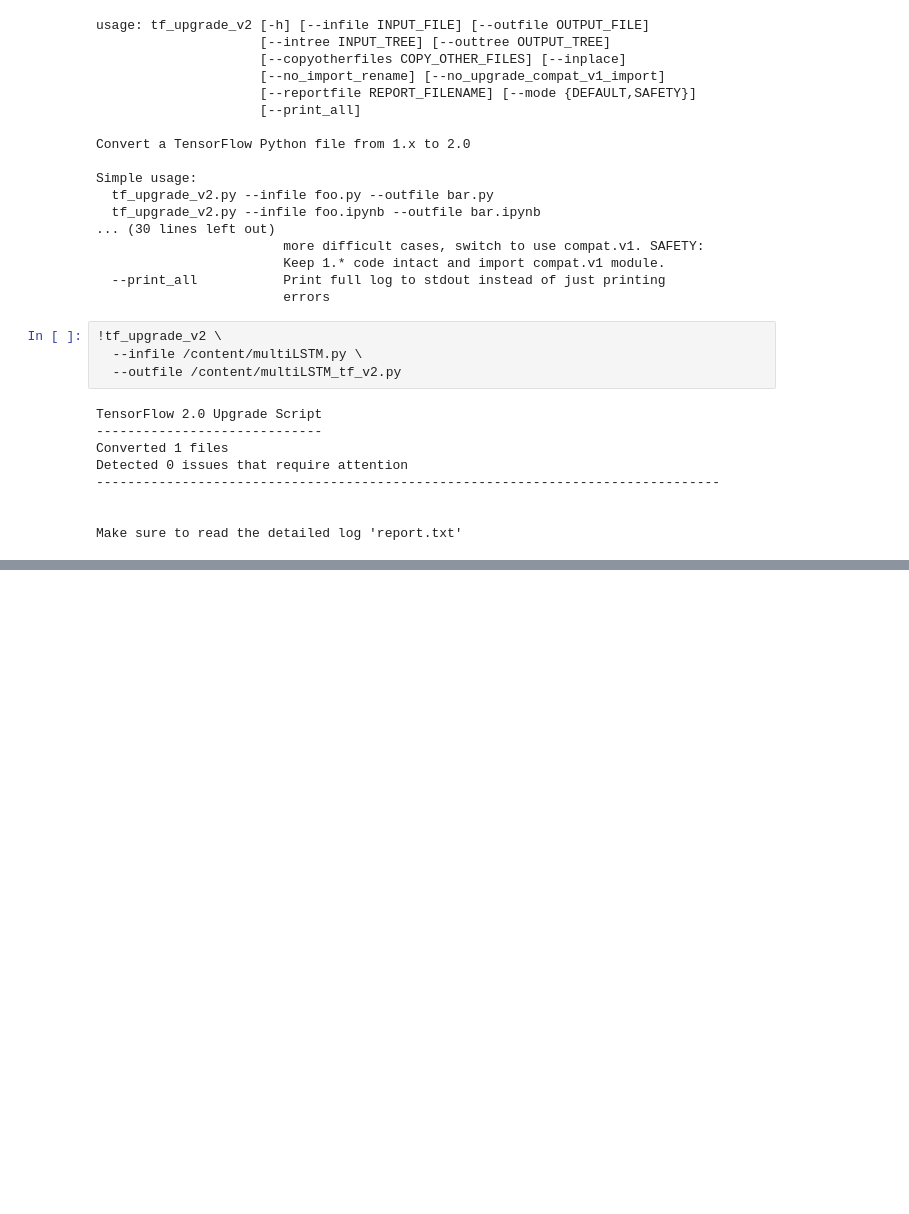
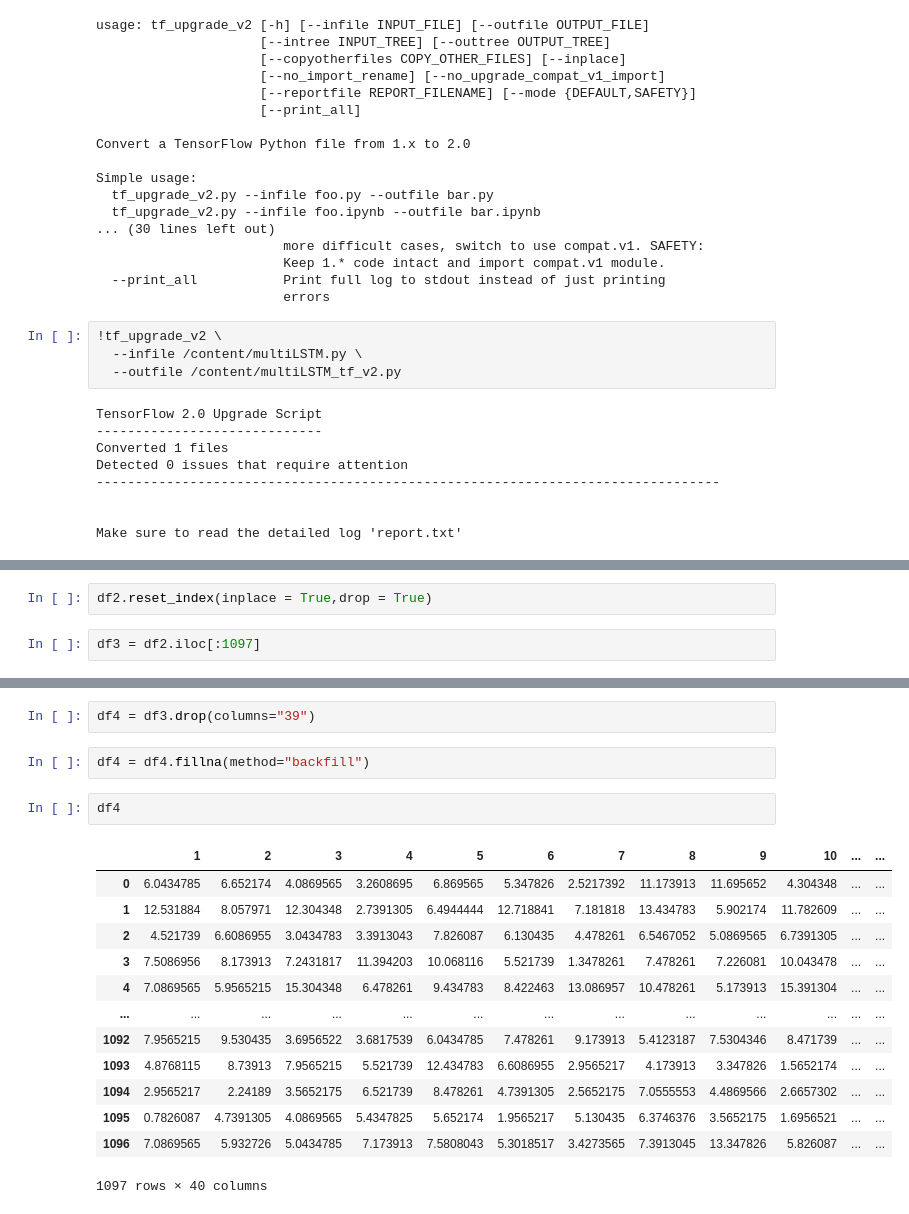
Before and after one commit to harpreetahluwalia/Deep-Forecast, a Jupyter notebook: multiLSTM.ipynb, the cells around one changed output, grey strips where cells are left out. Drawn from its saved outputs; the diff is of its cells as text; blank space fills up the shorter version.

```diff
--- a/multiLSTM.ipynb
+++ b/multiLSTM.ipynb
@@ -361,0 +917,4 @@ ValueError: ignored
+# %%
+df2.reset_index(inplace = True,drop = True)
+# %%
+df3 = df2.iloc[:1097]
@@ -361,0 +938,20 @@ ValueError: ignored
+# %%
+df4 = df3.drop(columns="39")
+# %%
+df4 = df4.fillna(method="backfill")
+# %%
+df4
+# %% [output]
+|  | 1 | 2 | 3 | 4 | 5 | 6 | 7 | 8 | 9 | 10 | ... | ... |
+| 0 | 6.0434785 | 6.652174 | 4.0869565 | 3.2608695 | 6.869565 | 5.347826 | 2.5217392 | 11.173913 | 11.695652 | 4.304348 | ... | ... |
+| 1 | 12.531884 | 8.057971 | 12.304348 | 2.7391305 | 6.4944444 | 12.718841 | 7.181818 | 13.434783 | 5.902174 | 11.782609 | ... | ... |
+| 2 | 4.521739 | 6.6086955 | 3.0434783 | 3.3913043 | 7.826087 | 6.130435 | 4.478261 | 6.5467052 | 5.0869565 | 6.7391305 | ... | ... |
+| 3 | 7.5086956 | 8.173913 | 7.2431817 | 11.394203 | 10.068116 | 5.521739 | 1.3478261 | 7.478261 | 7.226081 | 10.043478 | ... | ... |
+| 4 | 7.0869565 | 5.9565215 | 15.304348 | 6.478261 | 9.434783 | 8.422463 | 13.086957 | 10.478261 | 5.173913 | 15.391304 | ... | ... |
+| ... | ... | ... | ... | ... | ... | ... | ... | ... | ... | ... | ... | ... |
+| 1092 | 7.9565215 | 9.530435 | 3.6956522 | 3.6817539 | 6.0434785 | 7.478261 | 9.173913 | 5.4123187 | 7.5304346 | 8.471739 | ... | ... |
+| 1093 | 4.8768115 | 8.73913 | 7.9565215 | 5.521739 | 12.434783 | 6.6086955 | 2.9565217 | 4.173913 | 3.347826 | 1.5652174 | ... | ... |
+| 1094 | 2.9565217 | 2.24189 | 3.5652175 | 6.521739 | 8.478261 | 4.7391305 | 2.5652175 | 7.0555553 | 4.4869566 | 2.6657302 | ... | ... |
+| 1095 | 0.7826087 | 4.7391305 | 4.0869565 | 5.4347825 | 5.652174 | 1.9565217 | 5.130435 | 6.3746376 | 3.5652175 | 1.6956521 | ... | ... |
+| 1096 | 7.0869565 | 5.932726 | 5.0434785 | 7.173913 | 7.5808043 | 5.3018517 | 3.4273565 | 7.3913045 | 13.347826 | 5.826087 | ... | ... |
+1097 rows × 40 columns
```
Also changed, not shown: parts of 50 cells of this notebook.
